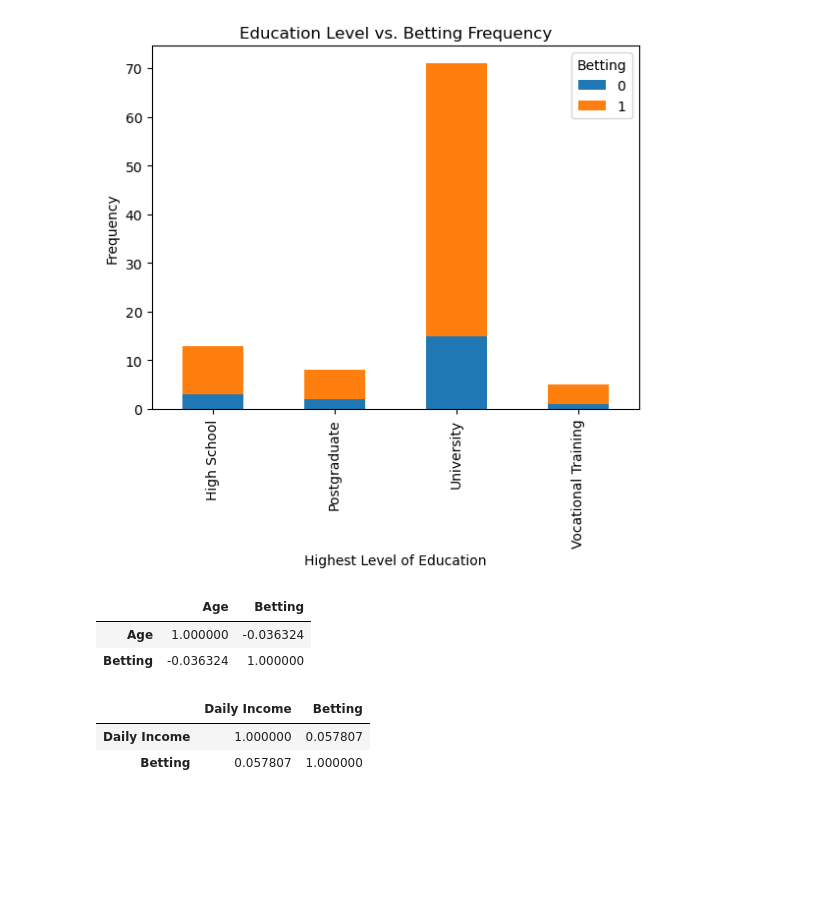
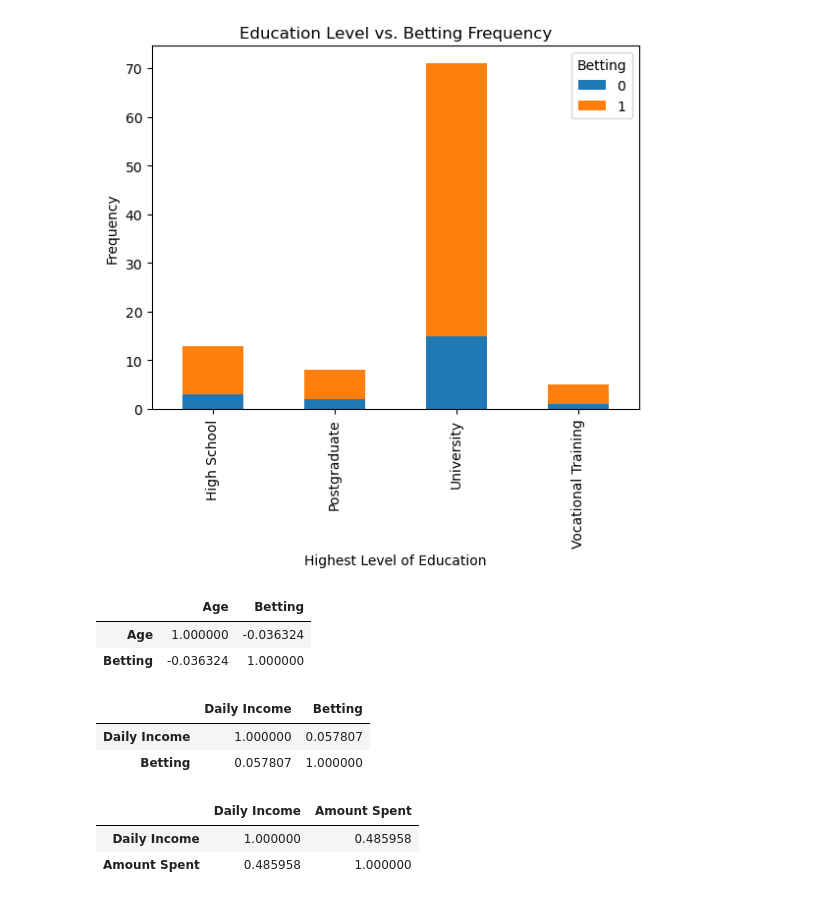
Before and after one commit to liciemw/ETHLearn, a Jupyter notebook: ETH_Learn.ipynb, the cells around one changed output. Saved outputs shown, nothing was run; the diff lists cells and outputs as text; code cells hidden in the pictures; blank space fills up the shorter version.

```diff
--- a/ETH_Learn.ipynb
+++ b/ETH_Learn.ipynb
@@ -135,3 +136,11 @@ corr
 |  | Daily Income | Betting |
 | Daily Income | 1.000000 | 0.057807 |
 | Betting | 0.057807 | 1.000000 |
+# %%
+#correlation between income and amount spent on betting
+corr = df[["Daily Income", "Amount Spent"]].corr()
+corr
+# %% [output]
+|  | Daily Income | Amount Spent |
+| Daily Income | 1.000000 | 0.485958 |
+| Amount Spent | 0.485958 | 1.000000 |
```
Also changed, not shown: parts of 4 cells of this notebook.
